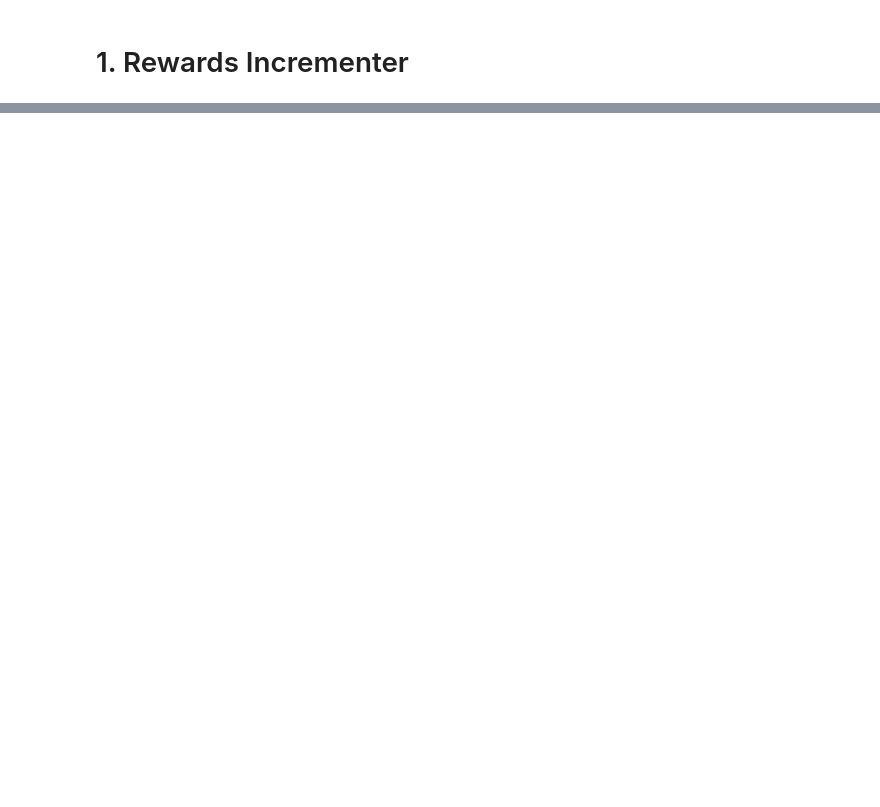
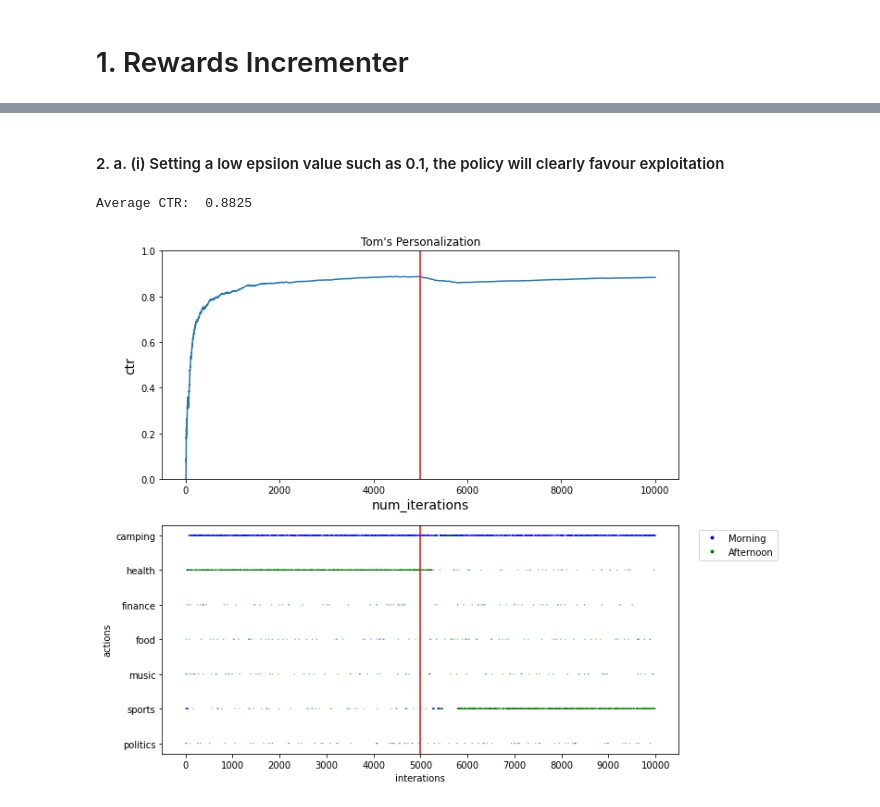
Before and after one commit to nihaldsouza/vw-cb-exercise, a Jupyter notebook: vw_cb_content_personalization.ipynb, the cells around one changed output, grey strips where cells are left out. Cells and saved outputs as stored; diff of their text form; code cells hidden in the pictures; blank space fills up the shorter version.

```diff
--- a/vw_cb_content_personalization.ipynb
+++ b/vw_cb_content_personalization.ipynb
@@ -332,0 +365,22 @@ plt.show()
+# %%
+#Function to generate 2x1 subplots between the ctr value and chosen action over the iterations
+def subplots_ctr_actions(ctr, record_info, actions, total_iterations):
+    plt.figure(figsize=(10,10))
+    colours = ListedColormap(['b','g'])
+    classes=["morning", "afternoon"]
+    legend_elements = [Line2D([0], [0], marker='o', color='w', label='Morning', markerfacecolor='b', markersize=5), Line2D([0], [0], marker='o', color='w', label='Afternoon', markerfacecolor='g', markersize=5)]
+
+    plt.subplot(211)
+    plt.title('Tom\'s Personalization')
+    plot_ctr(total_iterations, ctr)
+    plt.axvline(x=total_iterations/2, color='r')
+
+    plt.subplot(212)
+    plt.xlabel('interations')
+    plt.ylabel('actions')
+    plt.xticks(ticks=range(0, total_iterations+1, 1000), labels=range(0, total_iterations+1, 1000))
+    plt.yticks(ticks=range(len(actions)), labels=actions)
+    plt.axvline(x=total_iterations/2, color='r')
+    plt.scatter(record_info['Tom']['iterations'], record_info['Tom']['action'], c=[color_time_of_day_map(day) for day in record_info['Tom']['time_of_day']], cmap=colours, s=.05)
+    plt.legend(handles=legend_elements, loc='upper right', bbox_to_anchor=(1.2, 1))
+    plt.show()
@@ -332,0 +392,16 @@ plt.show()
+# %% [markdown]
+#### 2. a. (i) Setting a low epsilon value such as 0.1, the policy will clearly favour exploitation
+# %%
+vw = pyvw.vw("--cb_explore_adf -q UA --quiet --epsilon 0.1")
+
+num_iterations_per_cost_func = 5000
+rewards_increment = -1e-05
+cost_functions = [get_cost, get_cost_new1]
+total_iterations = num_iterations_per_cost_func * len(cost_functions)
+
+ctr, record_info = run_simulation_with_rewards_incrementer(vw, num_iterations_per_cost_func, users, times_of_day, actions, cost_functions, rewards_increment)
+
+subplots_ctr_actions(ctr, record_info, actions, total_iterations)
+# %% [output]
+Average CTR:  0.8825
+[figure, added]
```
Also changed, not shown: parts of 20 cells of this notebook.
